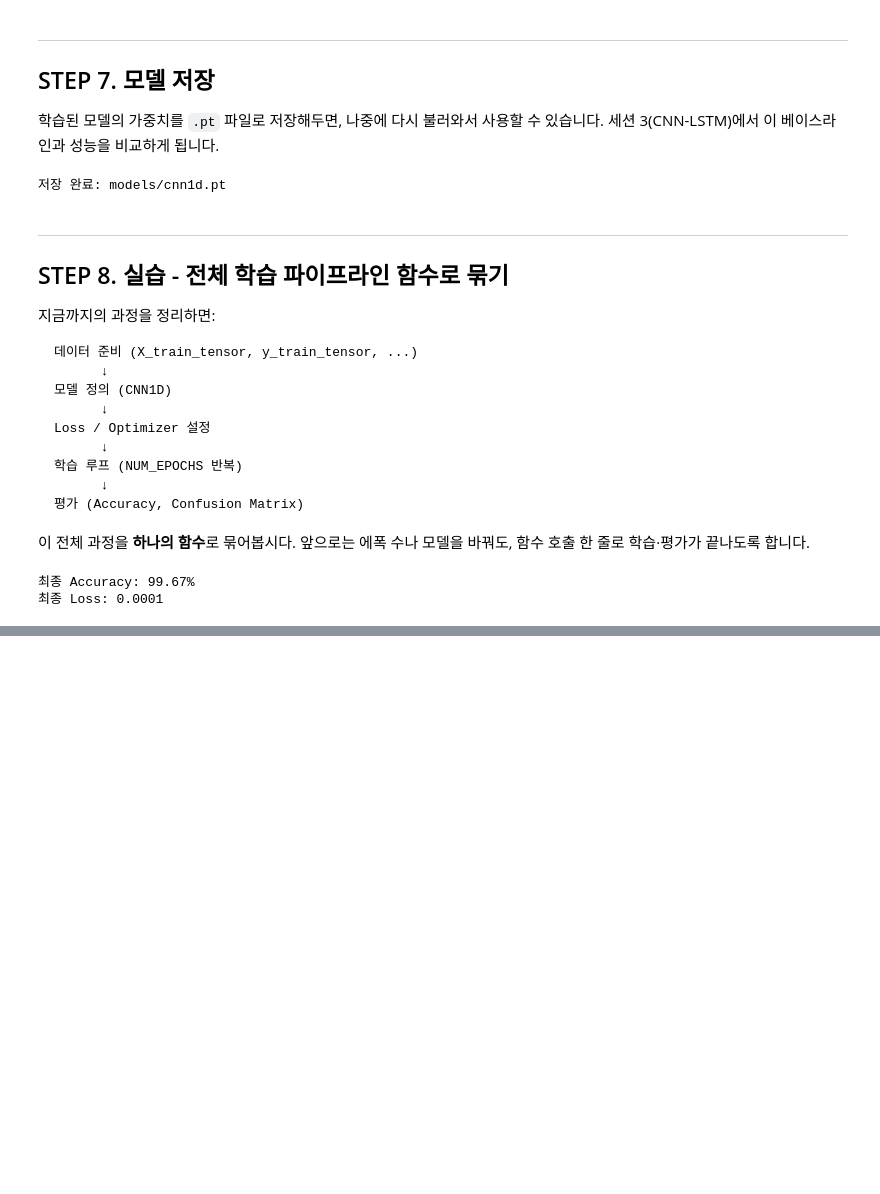
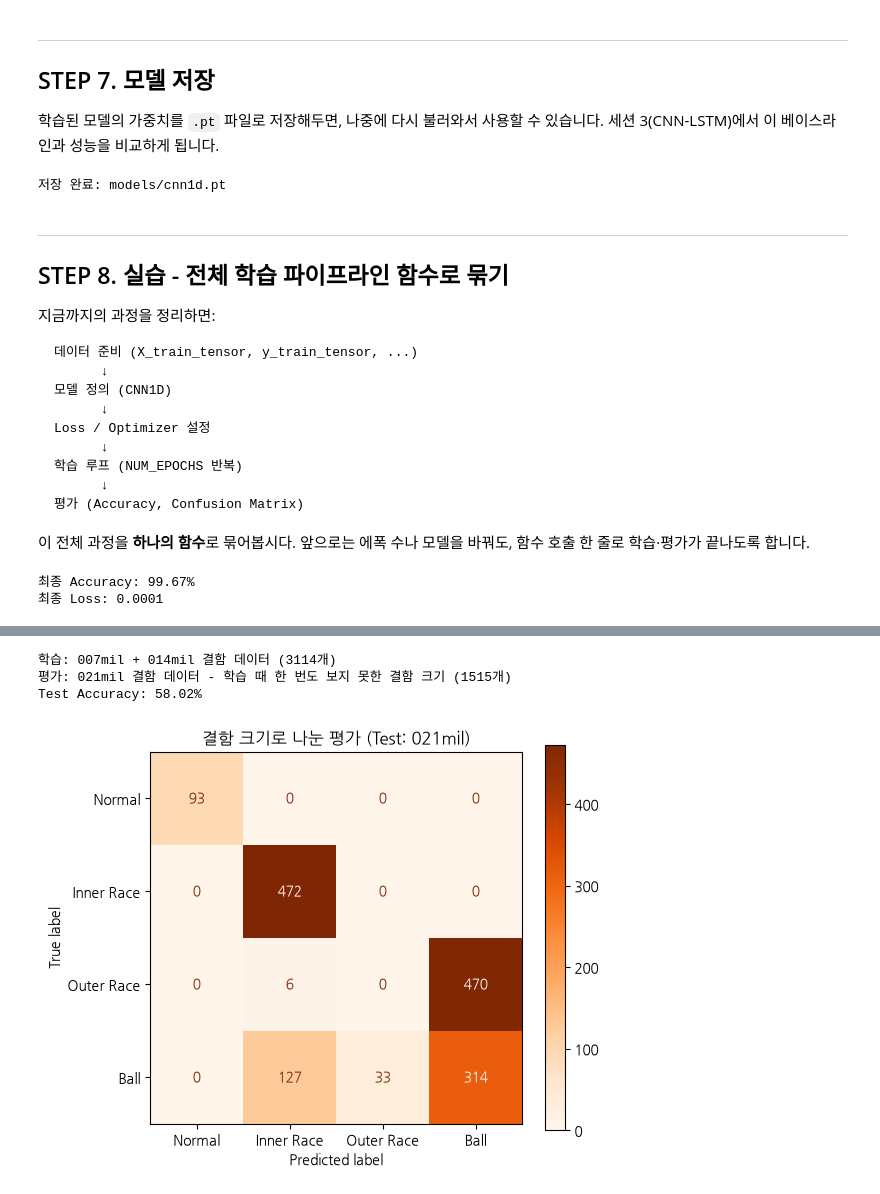
Before and after one commit to intrandom5/Sampyo_DL_Lecture, a Jupyter notebook: Day1/2. 1D-CNN Training.ipynb, the cells around one changed output, grey strips where cells are left out. Cells and saved outputs as stored; diff of their text form; code cells hidden in the pictures; blank space fills up the shorter version.

```diff
--- a/Day1/2. 1D-CNN Training.ipynb
+++ b/Day1/2. 1D-CNN Training.ipynb
@@ -513,0 +531,75 @@ print(f"최종 Loss: {history[-1]:.4f}")
+# %%
+# 결함 크기(007mil / 014mil)로 학습하고, 처음 보는 결함 크기(021mil)로 평가해보기
+fault_size_groups = {
+    1: (['IR007_1_110.mat', 'IR014_1_175.mat'], 'IR021_1_214.mat'),
+    2: (['OR007_6_1_136.mat', 'OR014_6_1_202.mat'], 'OR021_6_1_239.mat'),
+    3: (['B007_1_123.mat', 'B014_1_190.mat'], 'B021_1_227.mat'),
+}
+normal_file = 'Time_Normal_1_098.mat'
+
+X_train_list, y_train_list = [], []
+X_test_list, y_test_list = [], []
+
+# Normal: 파일이 1개뿐이라 지금까지와 동일하게 시간순 80/20으로 분리
+normal_signal = get_de_signal(f'dataset/raw/{normal_file}')
+normal_train, normal_test = train_test_split(normal_signal, train_size=0.8)
+for seg in sliding_window(normal_train):
+    X_train_list.append(compute_fft(seg))
+    y_train_list.append(0)
+for seg in sliding_window(normal_test):
+    X_test_list.append(compute_fft(seg))
+    y_test_list.append(0)
+
+# 결함 클래스: 007mil + 014mil -> 학습 / 021mil(처음 보는 결함 크기) -> 평가
+for label, (train_files, test_file) in fault_size_groups.items():
+    for f in train_files:
+        sig = get_de_signal(f'dataset/raw/{f}')
+        for seg in sliding_window(sig):
+            X_train_list.append(compute_fft(seg))
+            y_train_list.append(label)
+    sig = get_de_signal(f'dataset/raw/{test_file}')
+    for seg in sliding_window(sig):
+        X_test_list.append(compute_fft(seg))
+        y_test_list.append(label)
+
+X_train_sev = np.array(X_train_list)
+X_test_sev = np.array(X_test_list)
+y_train_sev = np.array(y_train_list)
+y_test_sev = np.array(y_test_list)
+
+# 정규화: train(007mil + 014mil) 기준으로만 fit
+scaler_sev = StandardScaler()
+X_train_sev_scaled = scaler_sev.fit_transform(X_train_sev)
+X_test_sev_scaled = scaler_sev.transform(X_test_sev)
+
+# DataLoader 구성
+X_train_sev_tensor = torch.tensor(X_train_sev_scaled, dtype=torch.float32).unsqueeze(1)
+y_train_sev_tensor = torch.tensor(y_train_sev, dtype=torch.long)
+X_test_sev_tensor = torch.tensor(X_test_sev_scaled, dtype=torch.float32).unsqueeze(1)
+train_loader_sev = DataLoader(TensorDataset(X_train_sev_tensor, y_train_sev_tensor), batch_size=BATCH_SIZE, shuffle=True)
+
+# 동일한 CNN1D 구조로 학습 + 평가
+torch.manual_seed(SEED)
+sev_model = CNN1D(num_classes=4)
+sev_model, sev_history, sev_acc, sev_preds = train_and_evaluate(
+    sev_model, train_loader_sev, X_test_sev_tensor, y_test_sev, num_epochs=10, lr=1e-3
+)
+
+print(f"학습: 007mil + 014mil 결함 데이터 ({len(y_train_sev)}개)")
+print(f"평가: 021mil 결함 데이터 - 학습 때 한 번도 보지 못한 결함 크기 ({len(y_test_sev)}개)")
+print(f"Test Accuracy: {sev_acc * 100:.2f}%")
+
+fig, ax = plt.subplots(figsize=(6, 5))
+ConfusionMatrixDisplay.from_predictions(
+    y_test_sev, sev_preds,
+    display_labels=class_names,
+    cmap='Oranges',
+    ax=ax,
+)
+plt.title('결함 크기로 나눈 평가 (Test: 021mil)')
+plt.show()
+# %% [output]
+학습: 007mil + 014mil 결함 데이터 (3114개)
+평가: 021mil 결함 데이터 - 학습 때 한 번도 보지 못한 결함 크기 (1515개)
+Test Accuracy: 58.02%
+[figure, added]
```
Also changed, not shown: parts of 2 cells of this notebook.
